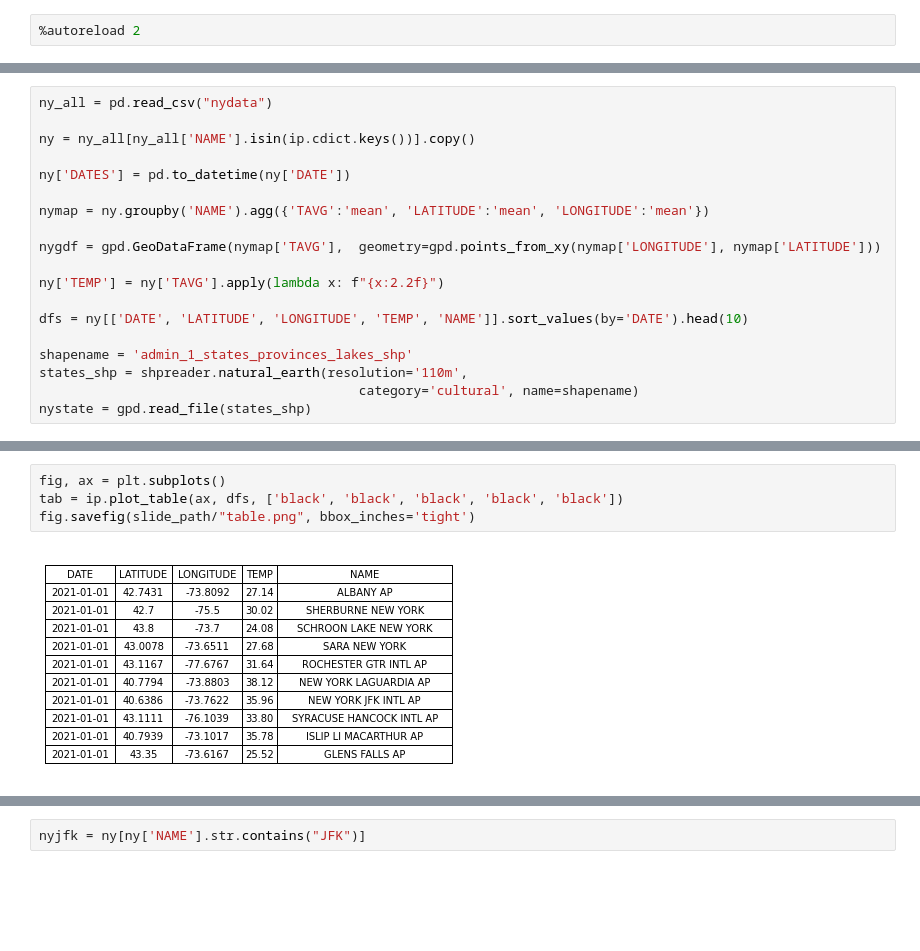
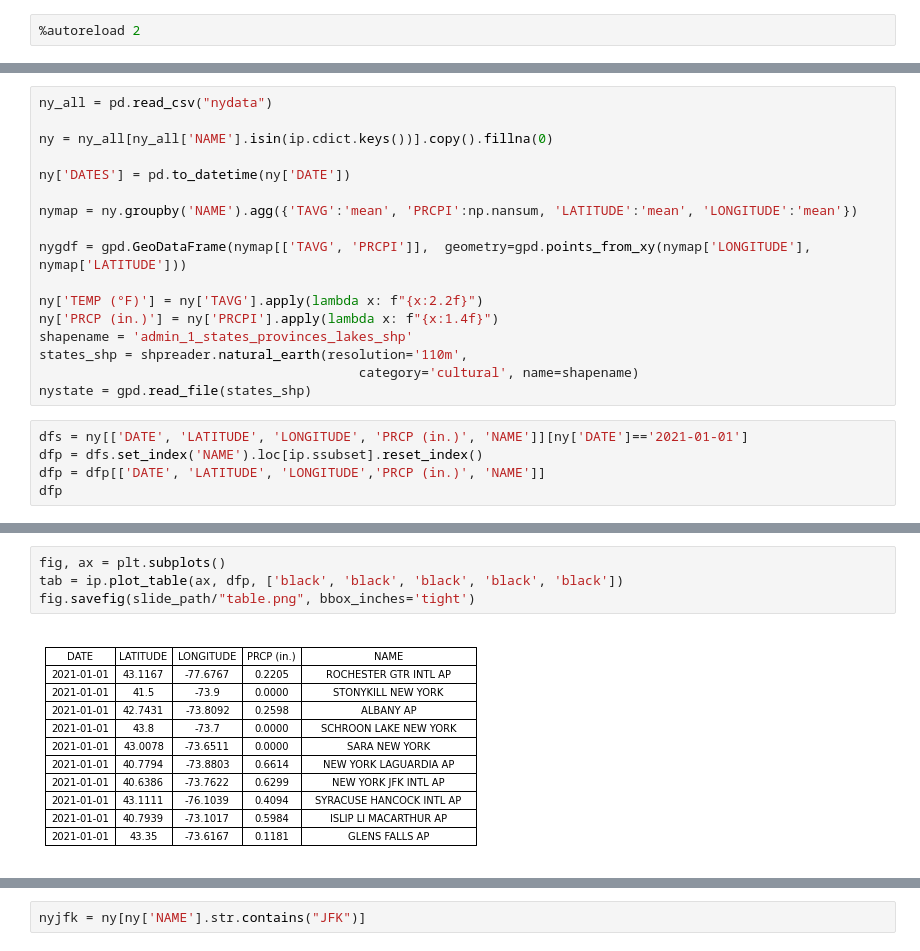
Before and after one commit to story645/proposal, a Jupyter notebook: figures/intro/viz_start.ipynb, the cells around one changed output, grey strips where cells are left out. Cells and saved outputs as stored; diff of their text form; blank space fills up the shorter version.

Commit message:
precip + new equiv figure

```diff
--- a/figures/intro/viz_start.ipynb
+++ b/figures/intro/viz_start.ipynb
@@ -41,19 +36,22 @@ proposal_path = Path('../../draft/figures/intro/')
 # %%
 ny_all = pd.read_csv("nydata")
 
-ny = ny_all[ny_all['NAME'].isin(ip.cdict.keys())].copy()
+ny = ny_all[ny_all['NAME'].isin(ip.cdict.keys())].copy().fillna(0)
 
 ny['DATES'] = pd.to_datetime(ny['DATE'])
 
-nymap = ny.groupby('NAME').agg({'TAVG':'mean', 'LATITUDE':'mean', 'LONGITUDE':'mean'})
+nymap = ny.groupby('NAME').agg({'TAVG':'mean', 'PRCPI':np.nansum, 'LATITUDE':'mean', 'LONGITUDE':'mean'})
 
-nygdf = gpd.GeoDataFrame(nymap['TAVG'],  geometry=gpd.points_from_xy(nymap['LONGITUDE'], nymap['LATITUDE']))
+nygdf = gpd.GeoDataFrame(nymap[['TAVG', 'PRCPI']],  geometry=gpd.points_from_xy(nymap['LONGITUDE'], nymap['LATITUDE']))
 
-ny['TEMP'] = ny['TAVG'].apply(lambda x: f"{x:2.2f}")
-
-dfs = ny[['DATE', 'LATITUDE', 'LONGITUDE', 'TEMP', 'NAME']].sort_values(by='DATE').head(10)
-
+ny['TEMP (°F)'] = ny['TAVG'].apply(lambda x: f"{x:2.2f}")
+ny['PRCP (in.)'] = ny['PRCPI'].apply(lambda x: f"{x:1.4f}")
 shapename = 'admin_1_states_provinces_lakes_shp'
 states_shp = shpreader.natural_earth(resolution='110m',
                                          category='cultural', name=shapename)
 nystate = gpd.read_file(states_shp)
+# %%
+dfs = ny[['DATE', 'LATITUDE', 'LONGITUDE', 'PRCP (in.)', 'NAME']][ny['DATE']=='2021-01-01']
+dfp = dfs.set_index('NAME').loc[ip.ssubset].reset_index()
+dfp = dfp[['DATE', 'LATITUDE', 'LONGITUDE','PRCP (in.)', 'NAME']]
+dfp
@@ -60,6 +70,6 @@ nystate = gpd.read_file(states_shp)
 # %%
 fig, ax = plt.subplots()
-tab = ip.plot_table(ax, dfs, ['black', 'black', 'black', 'black', 'black'])
+tab = ip.plot_table(ax, dfp, ['black', 'black', 'black', 'black', 'black'])
 fig.savefig(slide_path/"table.png", bbox_inches='tight')
 # %% [output]
-[figure, old version]
+[figure, new version]
```
Also changed, not shown: parts of 5 cells of this notebook.
